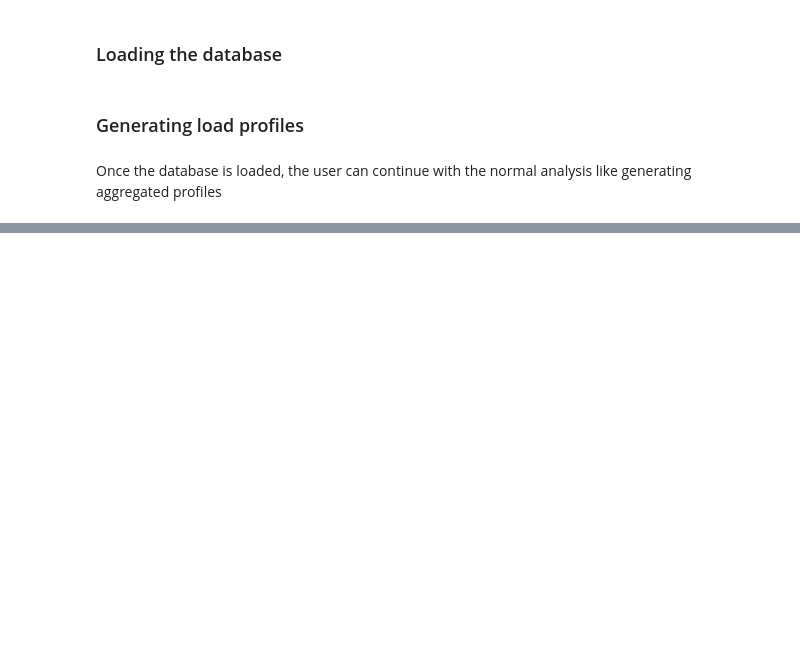
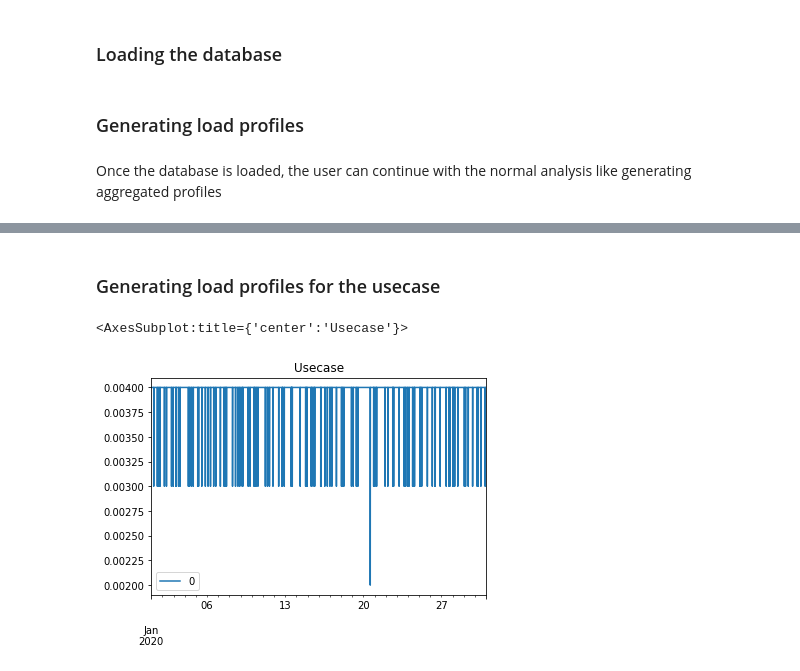
Before and after one commit to RAMP-project/RAMP, a Jupyter notebook: docs/notebooks/using_excel.ipynb, the cells around one changed output, grey strips where cells are left out. Cells and saved outputs as stored; diff of their text form; code cells hidden in the pictures; blank space fills up the shorter version.

```diff
--- a/docs/notebooks/using_excel.ipynb
+++ b/docs/notebooks/using_excel.ipynb
@@ -76,0 +75,12 @@ year_behaviour = yearly_pattern()
+# %% [markdown]
+### Generating load profiles for the usecase
+# %%
+profiles = pd.DataFrame(
+    data=use_case.generate_daily_load_profiles(flat=True),
+    index=pd.date_range(start=date_start, periods=1440 * n_days, freq="T"),
+)
+
+profiles.plot(title="Usecase")
+# %% [output]
+<AxesSubplot:title={'center':'Usecase'}>
+[figure, added]
```
Also changed, not shown: parts of 9 cells of this notebook, 8 other files.
